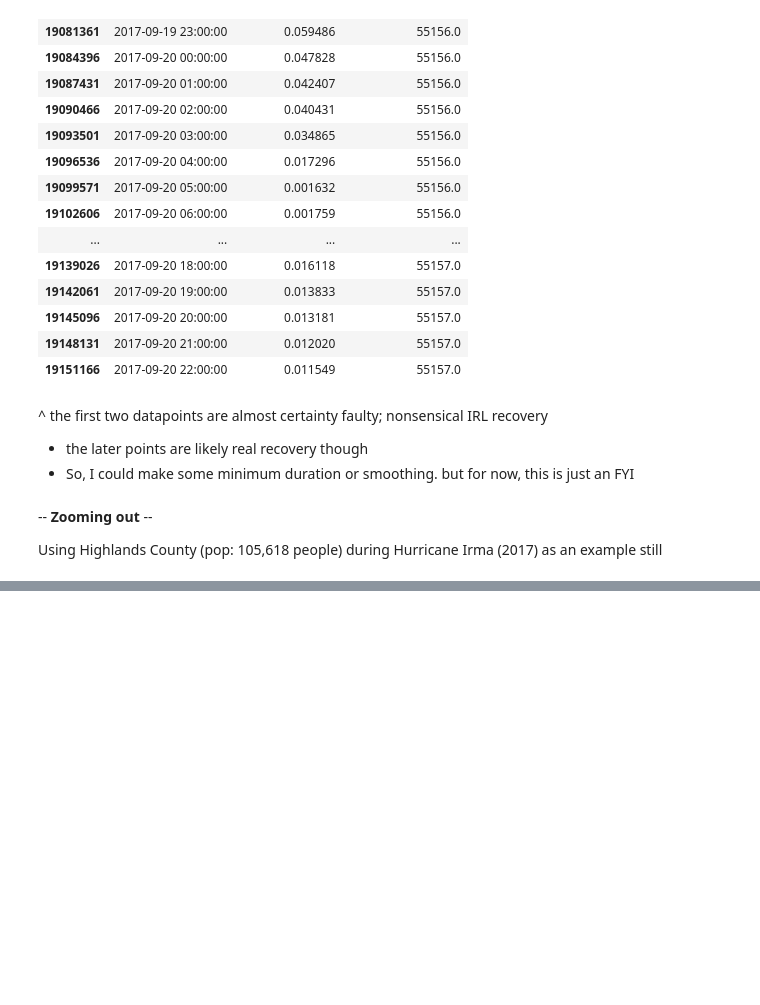
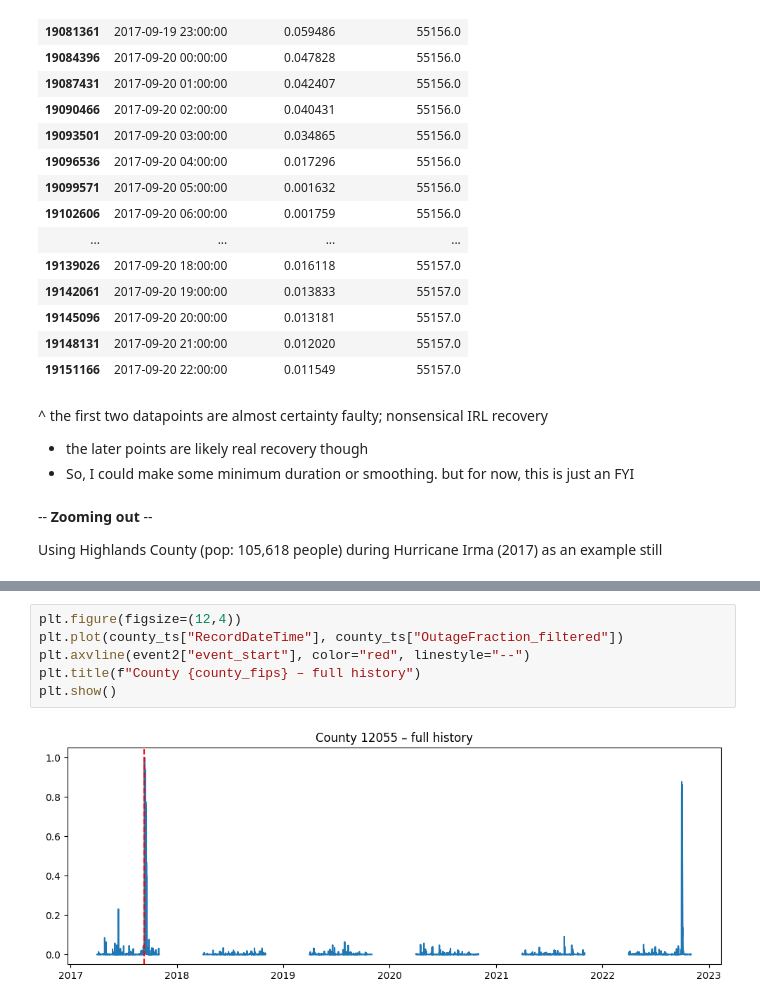
Before and after one commit to lukemccarvill/outage-recovery-forecasting, a Jupyter notebook: python_scripts/exploring_timeseries.ipynb, the cells around one changed output, grey strips where cells are left out. Drawn from its saved outputs; the diff is of its cells as text; blank space fills up the shorter version.

```diff
--- a/python_scripts/exploring_timeseries.ipynb
+++ b/python_scripts/exploring_timeseries.ipynb
@@ -501,0 +545,8 @@ Using Highlands County (pop: 105,618 people) during Hurricane Irma (2017) as an
+# %%
+plt.figure(figsize=(12,4))
+plt.plot(county_ts["RecordDateTime"], county_ts["OutageFraction_filtered"])
+plt.axvline(event2["event_start"], color="red", linestyle="--")
+plt.title(f"County {county_fips} – full history")
+plt.show()
+# %% [output]
+[figure, added]
```
Also changed, not shown: parts of 4 cells of this notebook.
